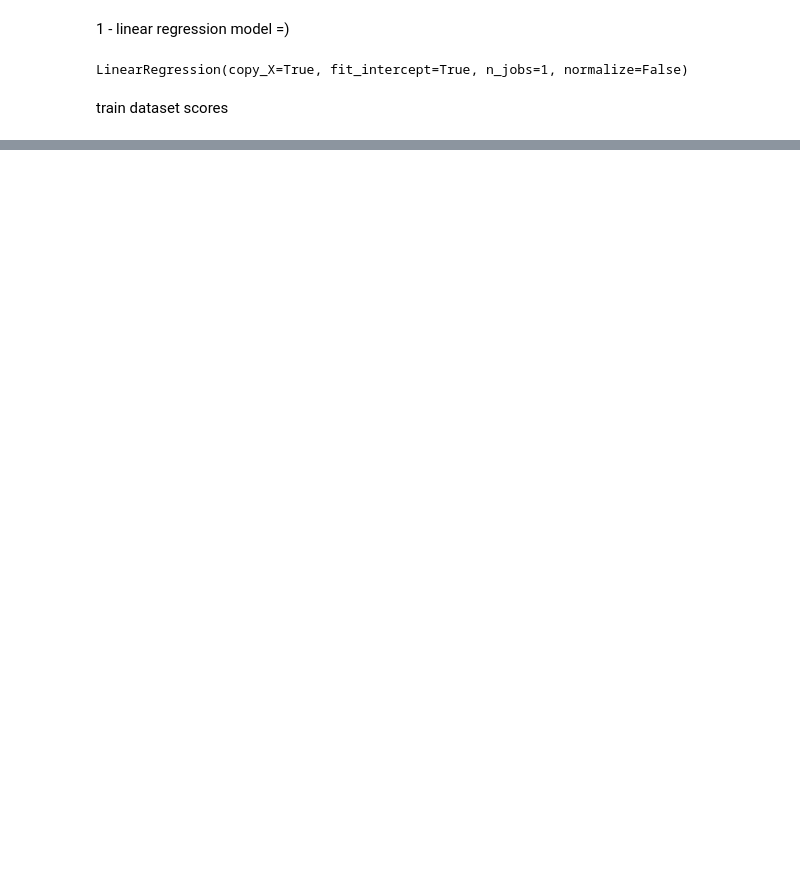
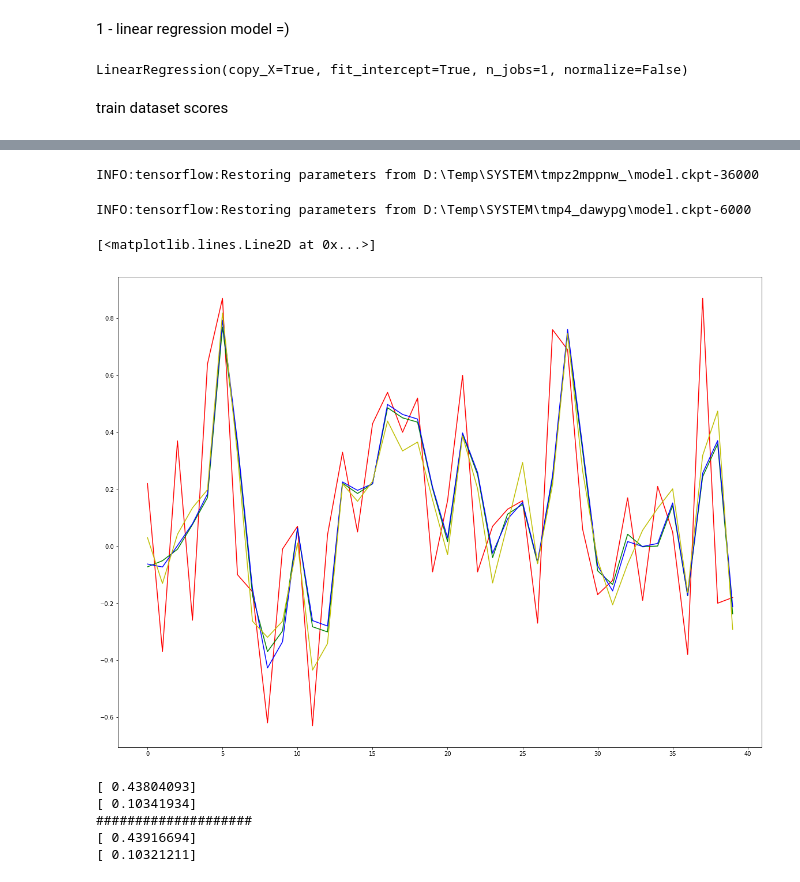
Before and after one commit to positivcheg94/project_bohomol, a Jupyter notebook: project.ipynb, the cells around one changed output, grey strips where cells are left out. Saved outputs shown, nothing was run; the diff lists cells and outputs as text; code cells hidden in the pictures; blank space fills up the shorter version.

```diff
--- a/project.ipynb
+++ b/project.ipynb
@@ -120,0 +179,2 @@ print(mean_squared_error(y_test_tree, y_test_prediction_tree, multioutput = "raw
+# %%
+model.train(train_input, steps=2000)
@@ -120,0 +200,2 @@ print(mean_squared_error(y_test_tree, y_test_prediction_tree, multioutput = "raw
+# %%
+model_wtf.train(train_input, steps=6000)
@@ -120,0 +221,33 @@ print(mean_squared_error(y_test_tree, y_test_prediction_tree, multioutput = "raw
+# %%
+pred = model.predict( input_fn = test_input)
+predictions_arr = np.array([p["predictions"] for p in pred])
+predictions_arr = predictions_arr.reshape((-1))
+# %% [output]
+INFO:tensorflow:Restoring parameters from D:\Temp\SYSTEM\tmpz2mppnw_\model.ckpt-36000
+# %%
+wtf_pred = model_wtf.predict( input_fn = test_input)
+wtf_predictions_arr = np.array([p["predictions"] for p in wtf_pred])
+wtf_predictions_arr = wtf_predictions_arr.reshape((-1))
+# %% [output]
+INFO:tensorflow:Restoring parameters from D:\Temp\SYSTEM\tmp4_dawypg\model.ckpt-6000
+# %%
+plt.subplots(figsize=(20,15))
+plt.plot(ytestNN[:40], 'r')
+plt.plot(predictions_arr[:40], 'g')
+plt.plot(wtf_predictions_arr[:40], 'b')
+plt.plot(y_test_prediction_lin[:40, 0], 'y')
+# %% [output]
+[<matplotlib.lines.Line2D at 0x...>]
+[figure, added]
+# %%
+print(r2_score(ytestNN, predictions_arr, multioutput = "raw_values"))
+print(mean_squared_error(ytestNN, predictions_arr, multioutput = "raw_values"))
+print("#"*20)
+print(r2_score(ytestNN, wtf_predictions_arr, multioutput = "raw_values"))
+print(mean_squared_error(ytestNN, wtf_predictions_arr, multioutput = "raw_values"))
+# %% [output]
+[ 0.43804093]
+[ 0.10341934]
+####################
+[ 0.43916694]
+[ 0.10321211]
```
Also changed, not shown: parts of 32 cells of this notebook.
